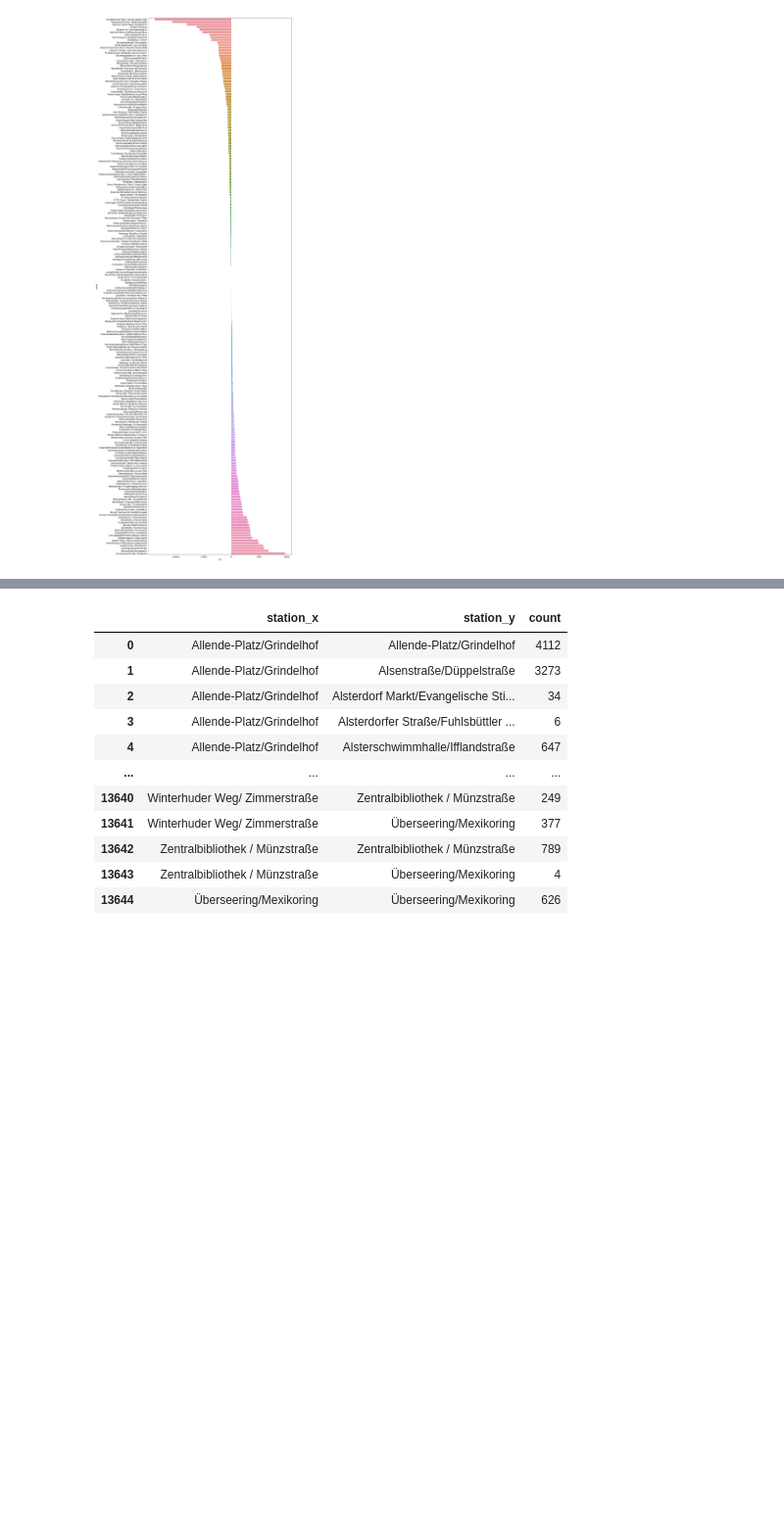
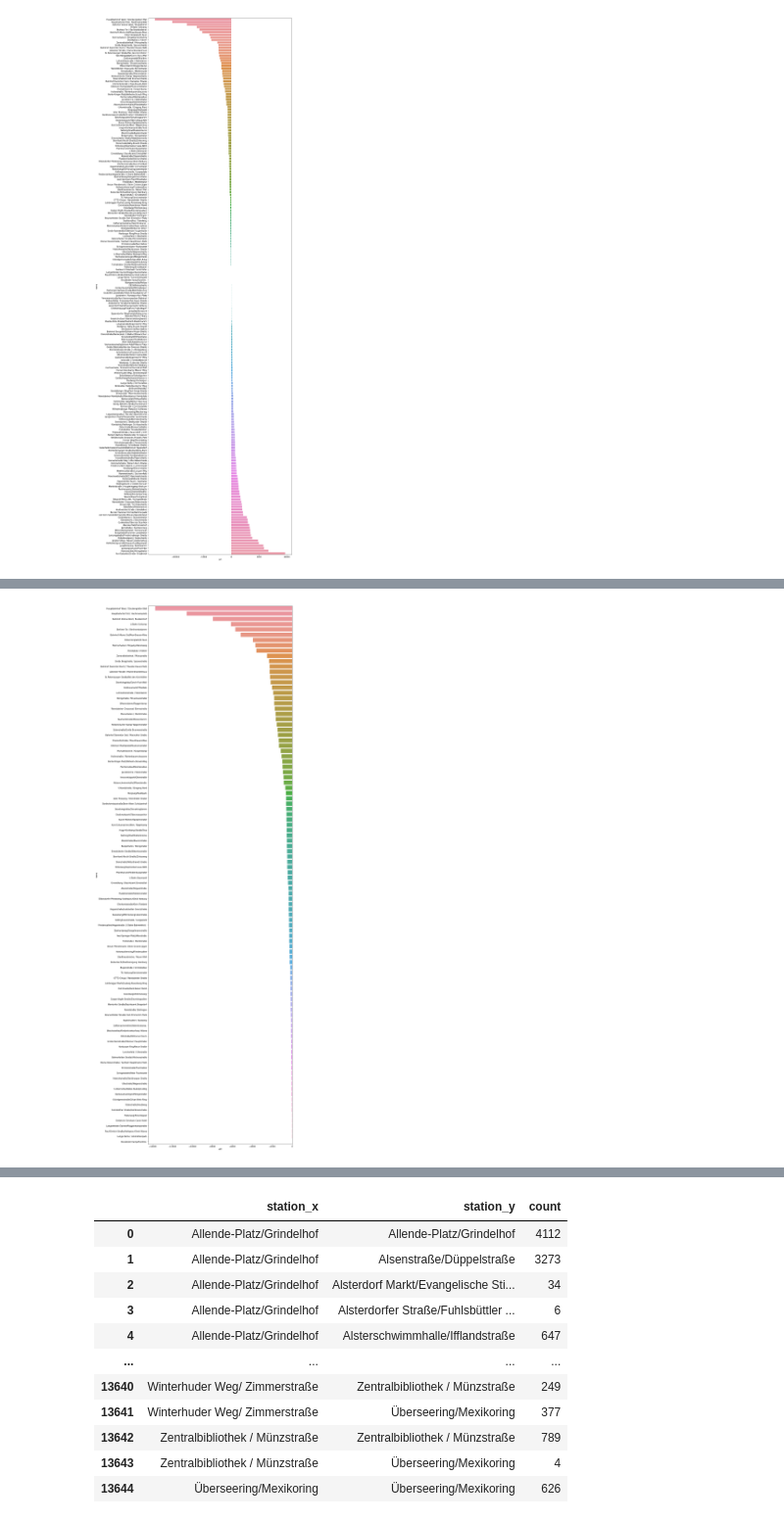
Before and after one commit to dorotheelaugwitz/master-thesis, a Jupyter notebook: analysis_stations.ipynb, the cells around one changed output, grey strips where cells are left out. Shown at 98% size. Cells and saved outputs as stored; diff of their text form; code cells hidden in the pictures; blank space fills up the shorter version.

```diff
--- a/analysis_stations.ipynb
+++ b/analysis_stations.ipynb
@@ -82,0 +91,7 @@ sns.barplot(data=foo, x="diff", y="name")
+# %%
+plt.figure(figsize=(13,50))
+sns.barplot(data=foo[foo["diff"] < 0], x="diff", y="name")
+plt.savefig("figures/stations_diff_negative.png", bbox_inches="tight")
+plt.show()
+# %% [output]
+[figure, added]
```
Also changed, not shown: parts of 7 cells of this notebook, 9 other files.
